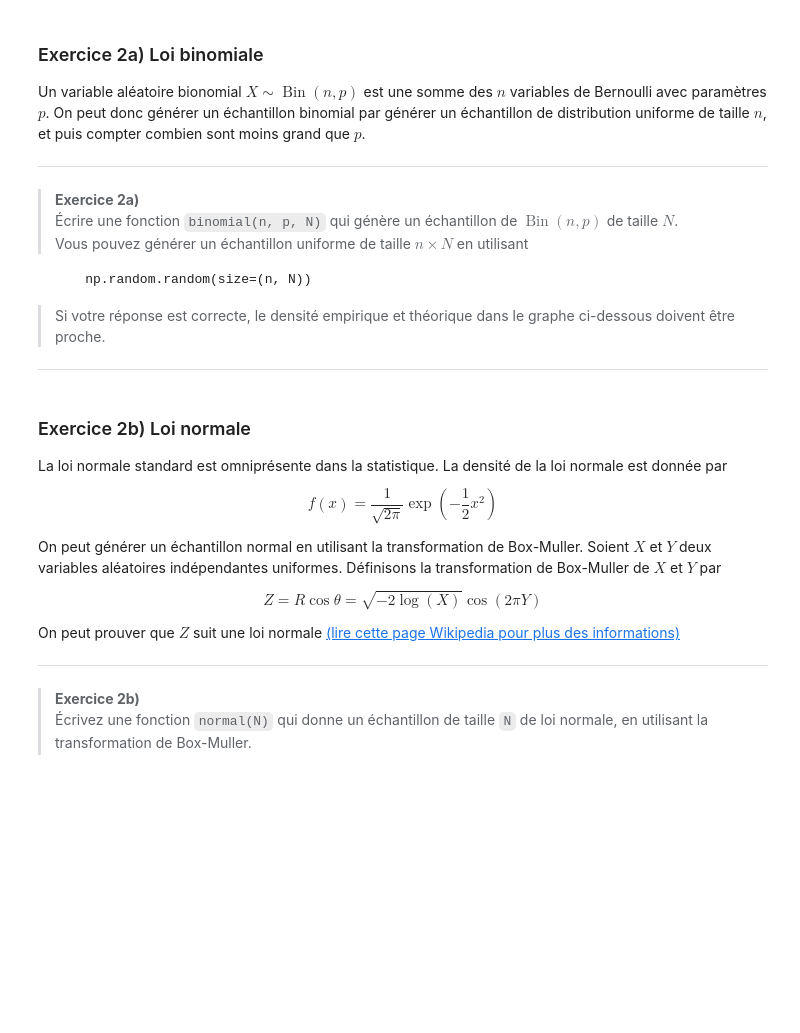
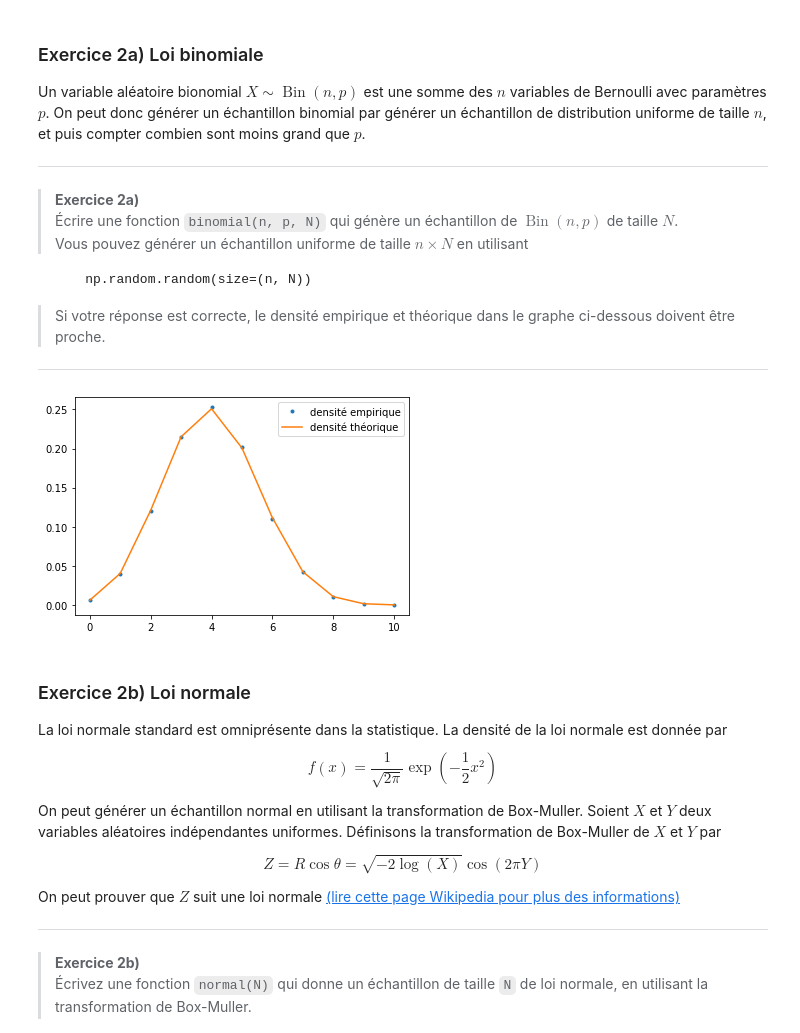
Before and after one commit to RikVoorhaar/probastat2020, a Jupyter notebook: notebooks/programmation1.ipynb, the cells around one changed output. Saved outputs shown, nothing was run; the diff lists cells and outputs as text; code cells hidden in the pictures; blank space fills up the shorter version.

```diff
--- a/notebooks/programmation1.ipynb
+++ b/notebooks/programmation1.ipynb
@@ -168,7 +176,10 @@ _______
 np.random.seed(179) # Fixer la graine aléatoire, ne le changez pas !
 A = np.random.random(size=(100,10))
 
-# INSÉREZ VOTRE CODE ICI
+### BEGIN SOLUTION
+x = np.sum(A>0.5, axis=1)
+y = x[x<5]
+### END SOLUTION
 # %%
 ### TESTES AUTOMATIQUES
 assert type(x) == type(y) == np.ndarray, "Le resultat n'est pas un numpy array"
@@ -243,19 +254,23 @@ _____
 # %%
 def binomial(n, p, N):
     """Générer un échantillon binomial de taille `N` et
     paramètres `n` et `p`"""
 
-    # INSÉREZ VOTRE CODE ICI
-
+    ### BEGIN SOLUTION
+    x = np.random.random(size=(n, N))
+    return np.sum(x < p, axis=0)
+    ### END SOLUTION
 
 N=100000
 n=10
 p=0.4
 
 plt.plot(np.bincount(binomial(n, p, N)) / N, '.', label='densité empirique')
 k = np.arange(n+1)
 plt.plot(k, scipy.special.binom(n,k) * (p**k) * (1-p)**(n-k), label='densité théorique')
 plt.legend();
+# %% [output]
+[figure, added]
 # %%
 ### TESTES AUTOMATIQUES
 np.random.seed(179)
```
Also changed, not shown: parts of 13 cells of this notebook, 1 other file.
